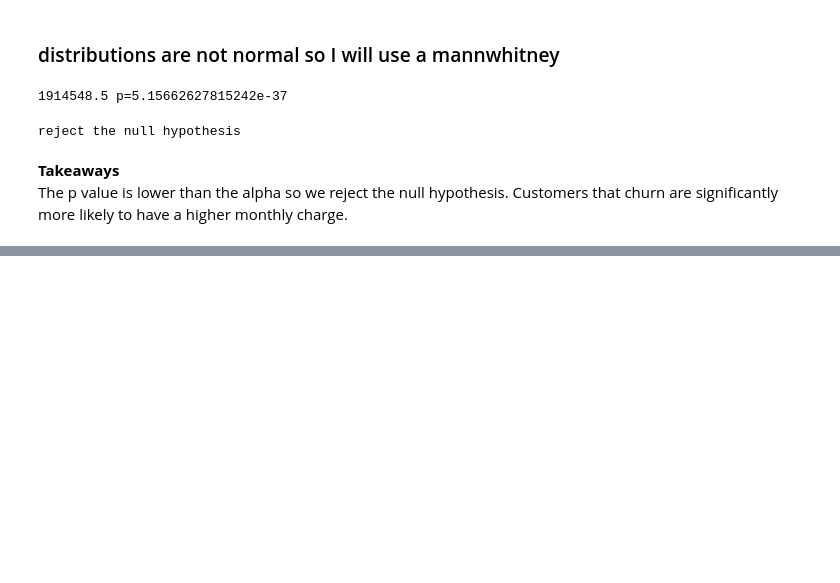
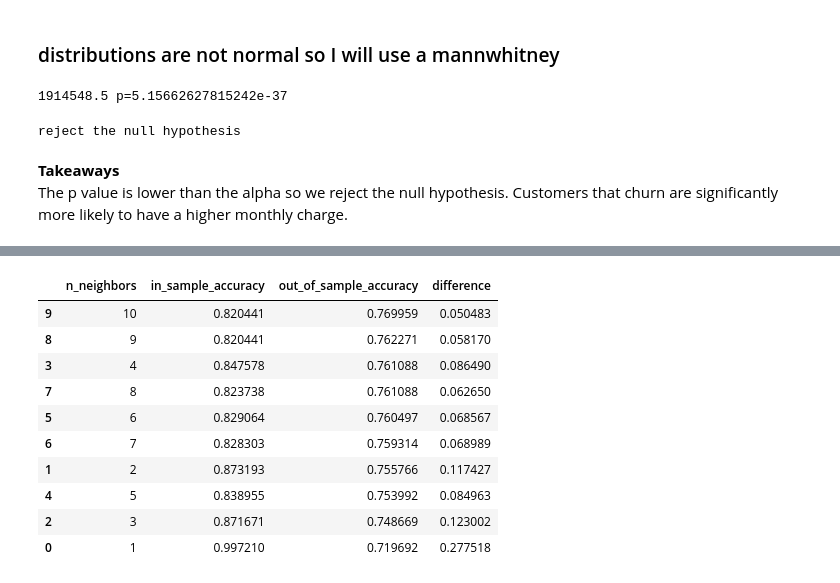
Before and after one commit to Andy-Jensen/Telco_project_part_1, a Jupyter notebook: explore_and_modeling.ipynb, the cells around one changed output, grey strips where cells are left out. Saved outputs shown, nothing was run; the diff lists cells and outputs as text; code cells hidden in the pictures; blank space fills up the shorter version.

```diff
--- a/explore.ipynb
+++ b/explore_and_modeling.ipynb
@@ -405,0 +461,11 @@ The p value is lower than the alpha so we reject the null hypothesis. Customers
+# %%
+#separating train, validate, and test into x & y
+
+x_train = telco_train.drop(columns=['churn'])
+y_train = telco_train['churn']
+
+x_val = telco_v.drop(columns=['churn'])
+y_val = telco_v['churn']
+
+x_test = telco_test.drop(columns=['churn'])
+y_test = telco_test['churn']
@@ -405,0 +541,41 @@ The p value is lower than the alpha so we reject the null hypothesis. Customers
+# %%
+#knn models
+
+metrics=[]
+
+for n in range(1, 11):
+                                            #create model
+    knn= KNeighborsClassifier(n_neighbors= n)
+                                            #fit the model
+    knn.fit(x_train, y_train)
+                                            #get accuracy
+    in_sample_accuracy= knn.score(x_train, y_train)
+    out_of_sample_accuracy= knn.score(x_val, y_val)
+                                            #generating output dictionary
+    output={'n_neighbors': n,
+            'in_sample_accuracy': in_sample_accuracy,
+            'out_of_sample_accuracy':out_of_sample_accuracy
+    }
+                                            #assigning output dictionary to list
+    metrics.append(output)
+# %%
+#assigning the metrics to a dataframe
+df= pd.DataFrame(metrics)
+
+#adding a difference column
+df['difference']=df['in_sample_accuracy']-df['out_of_sample_accuracy']
+
+#displaying the results in a readable order
+df.sort_values('out_of_sample_accuracy', ascending=False).head(10)
+# %% [output]
+|  | n_neighbors | in_sample_accuracy | out_of_sample_accuracy | difference |
+| 9 | 10 | 0.820441 | 0.769959 | 0.050483 |
+| 8 | 9 | 0.820441 | 0.762271 | 0.058170 |
+| 3 | 4 | 0.847578 | 0.761088 | 0.086490 |
+| 7 | 8 | 0.823738 | 0.761088 | 0.062650 |
+| 5 | 6 | 0.829064 | 0.760497 | 0.068567 |
+| 6 | 7 | 0.828303 | 0.759314 | 0.068989 |
+| 1 | 2 | 0.873193 | 0.755766 | 0.117427 |
+| 4 | 5 | 0.838955 | 0.753992 | 0.084963 |
+| 2 | 3 | 0.871671 | 0.748669 | 0.123002 |
+| 0 | 1 | 0.997210 | 0.719692 | 0.277518 |
```
Also changed, not shown: parts of 9 cells of this notebook.
